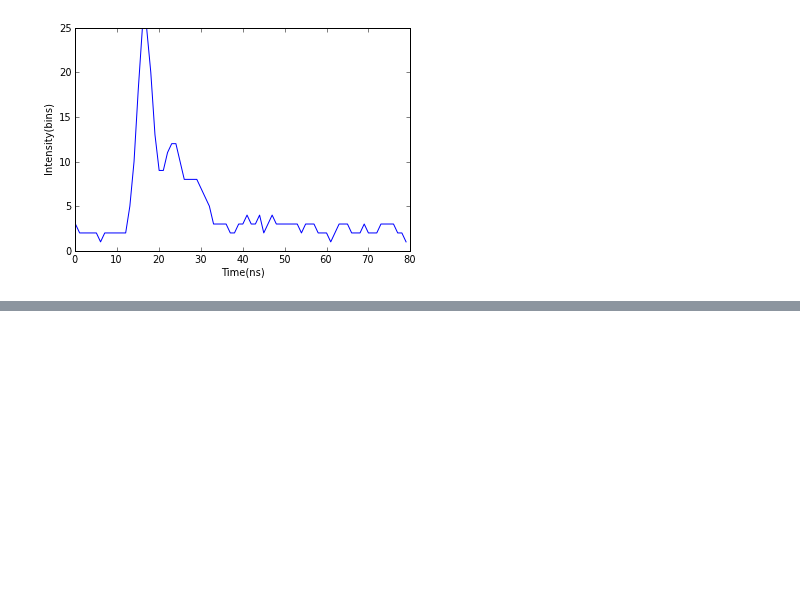
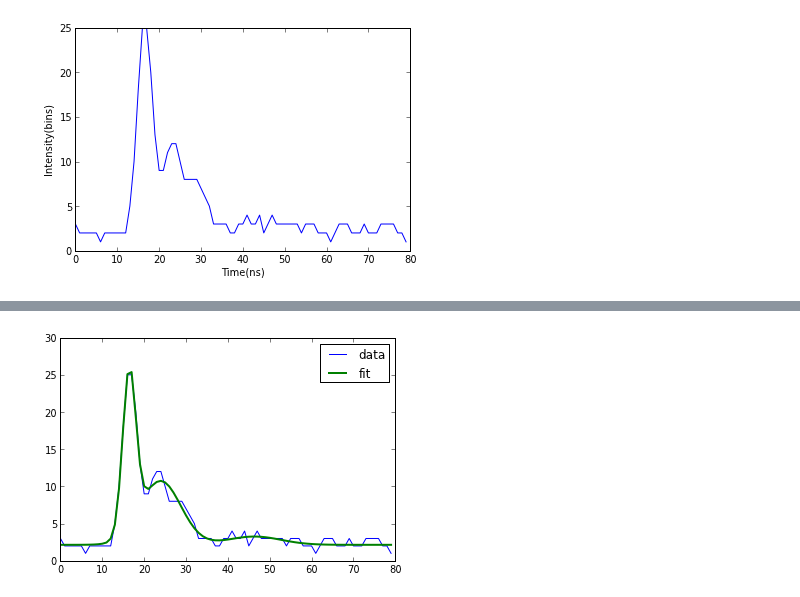
Before and after one commit to Rbnewens/PHYS202-S13, a Jupyter notebook: Week10/Generic Curve Fitting.ipynb, the cells around one changed output, grey strips where cells are left out. Cells and saved outputs as stored; diff of their text form; code cells hidden in the pictures; blank space fills up the shorter version.

```diff
--- a/Week10/Generic Curve Fitting.ipynb
+++ b/Week10/Generic Curve Fitting.ipynb
@@ -115,9 +116,5 @@ show()
 # %% [output]
 [figure]
 # %%
-def model(t, B, A, mu, sigma):
-    return B + A * exp( - ((t-mu)/sigma)**2)
-#def model2(t, B, A2, mu2, sigma2):
- #   return B + A2 * exp( - ((t-mu2)/sigma2)**2)
-#def model3(t, B, A3, mu3, sigma3):
- #   return B + A3 * exp( - ((t-mu3)/sigma3)**2)
+def model(t,B,A1,A2,A3,mu1,mu2,mu3,sigma1,sigma2,sigma3):
+    return B + A1 * exp(-((t-mu1)/sigma1)**2) + A2 * exp(-((t-mu2)/sigma2)**2) + A3 * exp(-((t-mu3)/sigma3)**2)
@@ -128,9 +121,9 @@ x3 = array([3., 8.,29.,1.])
+# %%
+x0 = array([11.,15.,18.,21.,25.,28.,61.,65.,68.,70.])
 # %%
-popt,pcov = curve_fit(model,t,waveform_2,x1)
-popt2,pcov = curve_fit(model2,t,waveform_2,x2)
-popt3,pcov = curve_fit(model3,t,waveform_2,x3)
+popt,pcov = curve_fit(model,t,waveform_2,x0)
 plot(t, waveform_2, label="data")
-plot(t, model1(t,popt[0],popt[1],popt[2],popt[3]),model2(t,popt2[0],popt2[1],popt2[2],popt2[3]),model3(t,popt3[0],popt3[1],popt3[2],popt3[3]) label="fit",lw=2)
+plot(t, model(t,popt[0],popt[1],popt[2],popt[3],popt[4],popt[5],popt[6],popt[7],popt[8],popt[9]),label = "fit", linewidth = 2)
 legend(loc="best")
 show()
 # %% [output]
@@ -137,0 +130 @@ SyntaxError: invalid syntax (<ipython-input-59-9c3efe35496d>, line 5)
+[figure, added]
```
Also changed, not shown: parts of 4 cells of this notebook.
